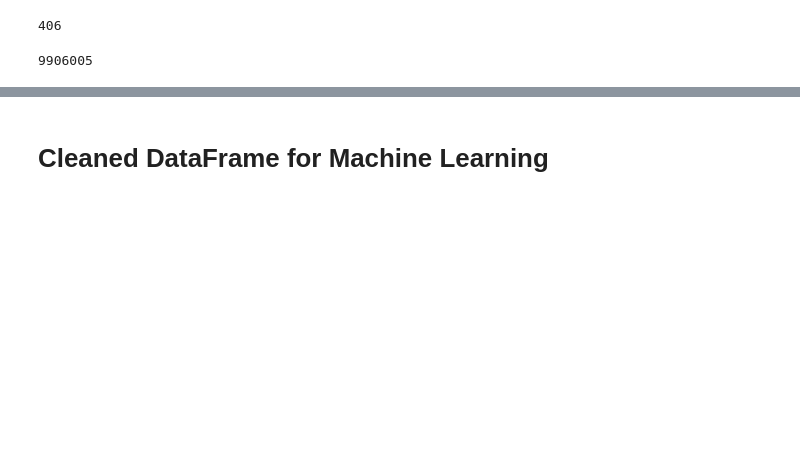
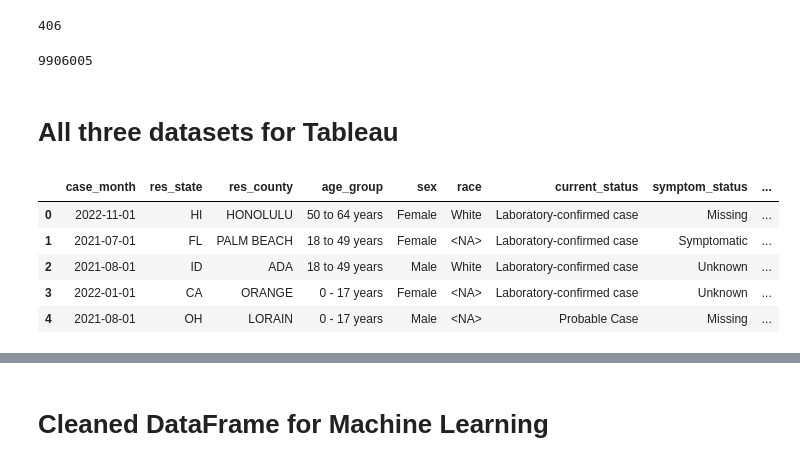
Before and after one commit to JulianDiaz619/covid, a Jupyter notebook: demographicanalysis_ETL.ipynb, the cells around one changed output, grey strips where cells are left out. Cells and saved outputs as stored; diff of their text form; code cells hidden in the pictures; blank space fills up the shorter version.

```diff
--- a/demographicanalysis_ETL.ipynb
+++ b/demographicanalysis_ETL.ipynb
@@ -230,3 +230,18 @@ race_df_subset = race_df.head(1000000)
 age_df_subset.to_csv('resources/demographic_analysis/sample_age.csv', index = False)
 sex_df_subset.to_csv('resources/demographic_analysis/sample_sex.csv', index = False)
 race_df_subset.to_csv('resources/demographic_analysis/sample_race.csv', index = False)
+# %% [markdown]
+# All three datasets for Tableau
+# %%
+tableau_df = df.copy()
+tableau_df['age_group'].replace({'Unknown': pd.NA, 'Missing': pd.NA}, inplace=True)
+tableau_df['sex'].replace({'Unknown': pd.NA, 'Missing': pd.NA}, inplace=True)
+tableau_df['race'].replace({'Unknown': pd.NA, 'Missing': pd.NA}, inplace=True)
+tableau_df.head()
+# %% [output]
+|  | case_month | res_state | res_county | age_group | sex | race | current_status | symptom_status | ... |
+| 0 | 2022-11-01 | HI | HONOLULU | 50 to 64 years | Female | White | Laboratory-confirmed case | Missing | ... |
+| 1 | 2021-07-01 | FL | PALM BEACH | 18 to 49 years | Female | <NA> | Laboratory-confirmed case | Symptomatic | ... |
+| 2 | 2021-08-01 | ID | ADA | 18 to 49 years | Male | White | Laboratory-confirmed case | Unknown | ... |
+| 3 | 2022-01-01 | CA | ORANGE | 0 - 17 years | Female | <NA> | Laboratory-confirmed case | Unknown | ... |
+| 4 | 2021-08-01 | OH | LORAIN | 0 - 17 years | Male | <NA> | Probable Case | Missing | ... |
```
Also changed, not shown: parts of 6 cells of this notebook.
